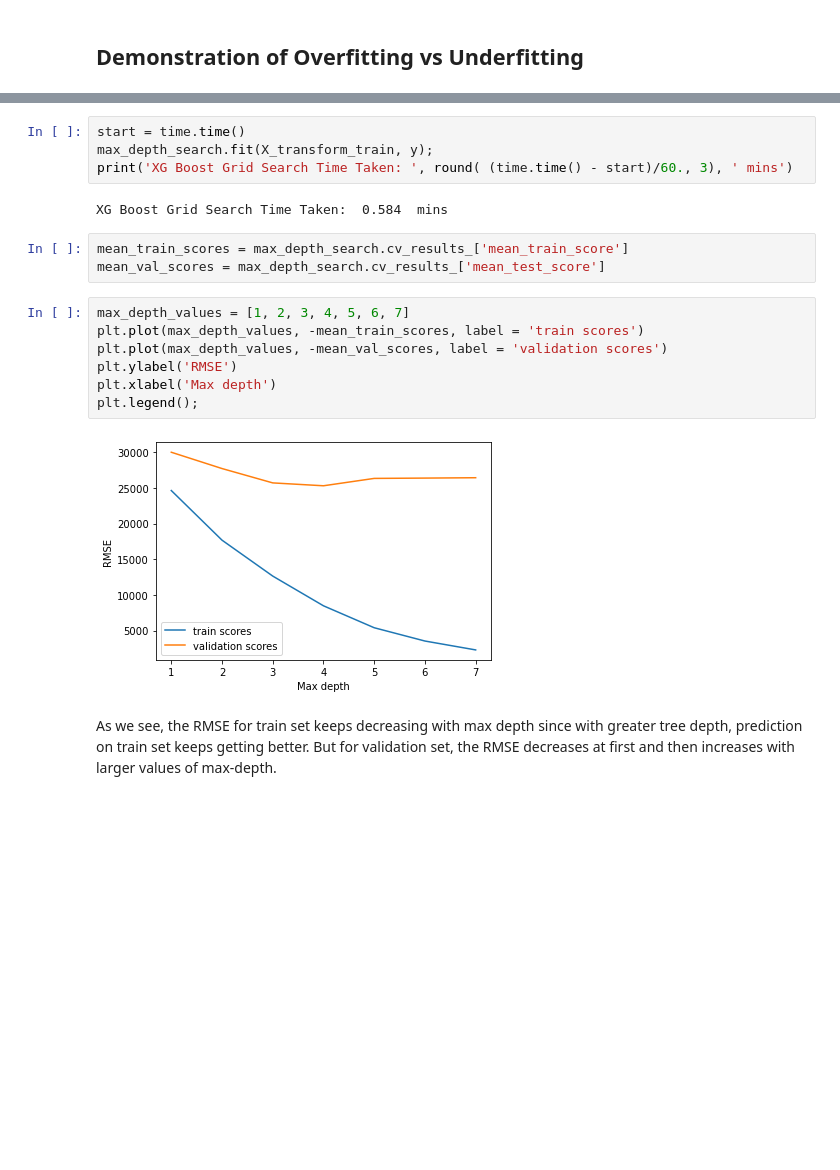
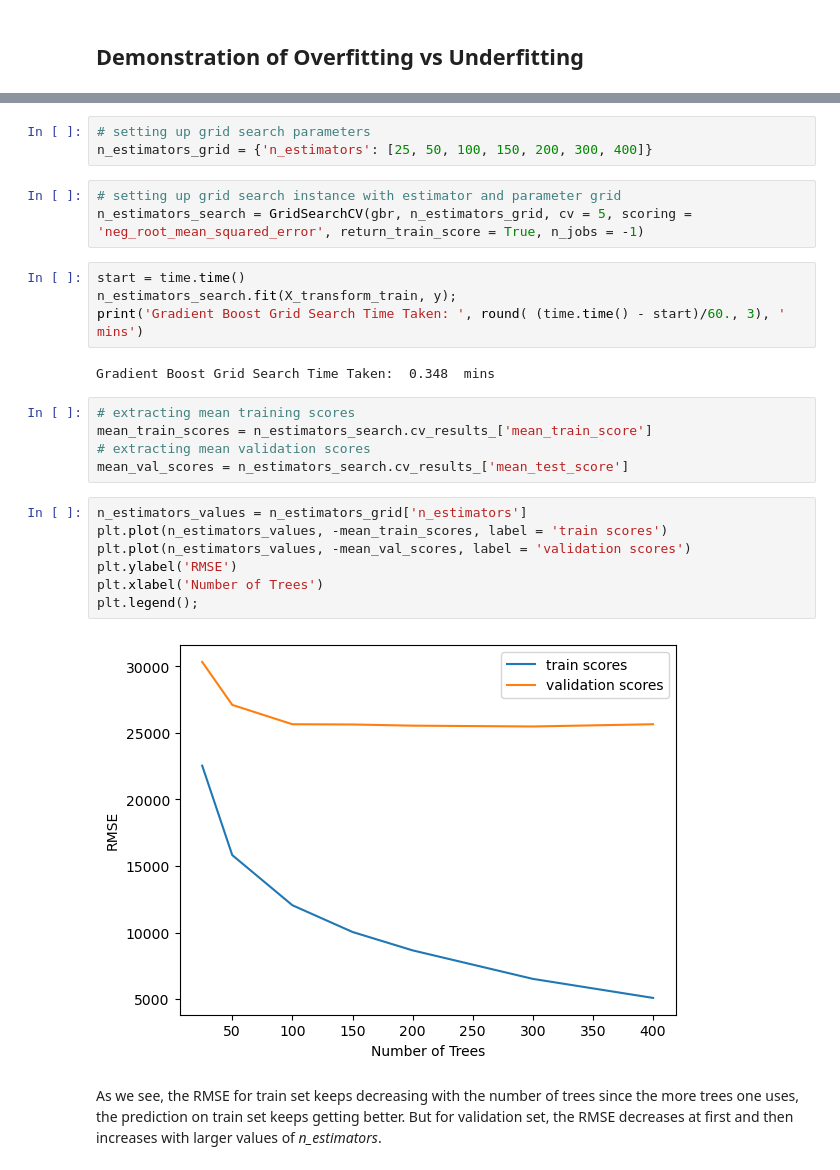
Before and after one commit to burning-river/housing_price_predictions, a Jupyter notebook: housing_price_predictions.ipynb, the cells around one changed output, grey strips where cells are left out. Drawn from its saved outputs; the diff is of its cells as text; blank space fills up the shorter version.

```diff
--- a/housing_price_predictions.ipynb
+++ b/housing_price_predictions.ipynb
@@ -812,20 +1066,28 @@ max_depth_search = GridSearchCV(xgbr, max_depth_grid, cv = 5, scoring = 'neg_roo
+# %%
+# setting up grid search parameters
+n_estimators_grid = {'n_estimators': [25, 50, 100, 150, 200, 300, 400]}
+# %%
+# setting up grid search instance with estimator and parameter grid
+n_estimators_search = GridSearchCV(gbr, n_estimators_grid, cv = 5, scoring = 'neg_root_mean_squared_error', return_train_score = True, n_jobs = -1)
 # %%
 start = time.time()
-max_depth_search.fit(X_transform_train, y);
-print('XG Boost Grid Search Time Taken: ', round( (time.time() - start)/60., 3), ' mins')
+n_estimators_search.fit(X_transform_train, y);
+print('Gradient Boost Grid Search Time Taken: ', round( (time.time() - start)/60., 3), ' mins')
 # %% [output]
-XG Boost Grid Search Time Taken:  0.584  mins
+Gradient Boost Grid Search Time Taken:  0.348  mins
-# %%
-mean_train_scores = max_depth_search.cv_results_['mean_train_score']
-mean_val_scores = max_depth_search.cv_results_['mean_test_score']
+# %%
+# extracting mean training scores
+mean_train_scores = n_estimators_search.cv_results_['mean_train_score']
+# extracting mean validation scores
+mean_val_scores = n_estimators_search.cv_results_['mean_test_score']
 # %%
-max_depth_values = [1, 2, 3, 4, 5, 6, 7]
-plt.plot(max_depth_values, -mean_train_scores, label = 'train scores')
-plt.plot(max_depth_values, -mean_val_scores, label = 'validation scores')
+n_estimators_values = n_estimators_grid['n_estimators']
+plt.plot(n_estimators_values, -mean_train_scores, label = 'train scores')
+plt.plot(n_estimators_values, -mean_val_scores, label = 'validation scores')
 plt.ylabel('RMSE')
-plt.xlabel('Max depth')
+plt.xlabel('Number of Trees')
 plt.legend();
 # %% [output]
-[figure, old version]
+[figure, new version]
 # %% [markdown]
-As we see, the RMSE for train set keeps decreasing with max depth since with greater tree depth, prediction on train set keeps getting better. But for validation set, the RMSE decreases at first and then increases with larger values of max-depth.
+As we see, the RMSE for train set keeps decreasing with the number of trees since the more trees one uses, the prediction on train set keeps getting better. But for validation set, the RMSE decreases at first and then increases with larger values of _n_estimators_.
```
Also changed, not shown: parts of 165 cells of this notebook.
